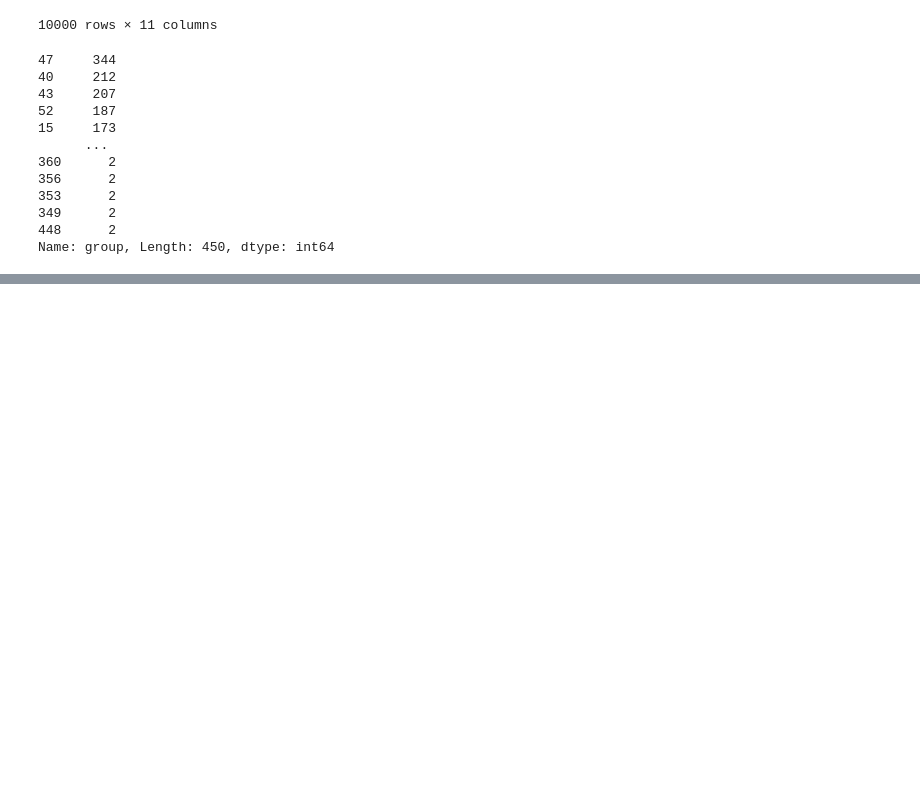
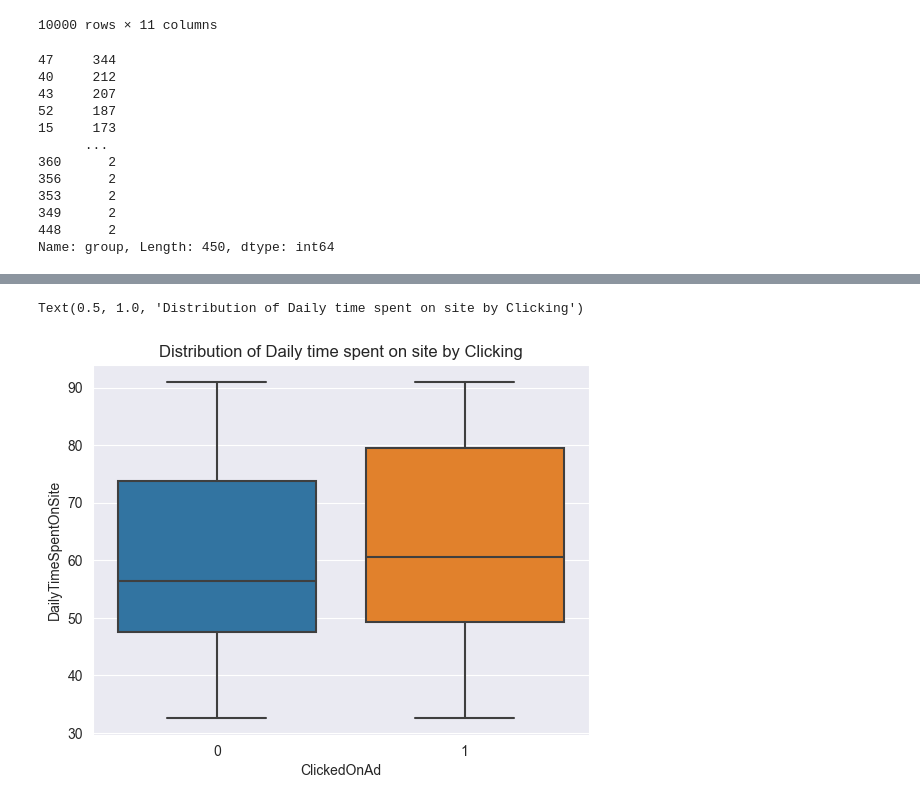
Before and after one commit to pooyanosk1382/ML, a Jupyter notebook: Assignment4/Advertising/Click.ipynb, the cells around one changed output, grey strips where cells are left out. Drawn from its saved outputs; the diff is of its cells as text; code cells hidden in the pictures; blank space fills up the shorter version.

```diff
--- a/Assignment4/Advertising/Click.ipynb
+++ b/Assignment4/Advertising/Click.ipynb
@@ -154,0 +188,6 @@ Name: group, Length: 450, dtype: int64
+# %%
+sns.boxplot(x='ClickedOnAd', y='DailyTimeSpentOnSite', data=data)
+plt.title('Distribution of Daily time spent on site by Clicking')
+# %% [output]
+Text(0.5, 1.0, 'Distribution of Daily time spent on site by Clicking')
+[figure, added]
```
Also changed, not shown: parts of 37 cells of this notebook, 1 other file.
